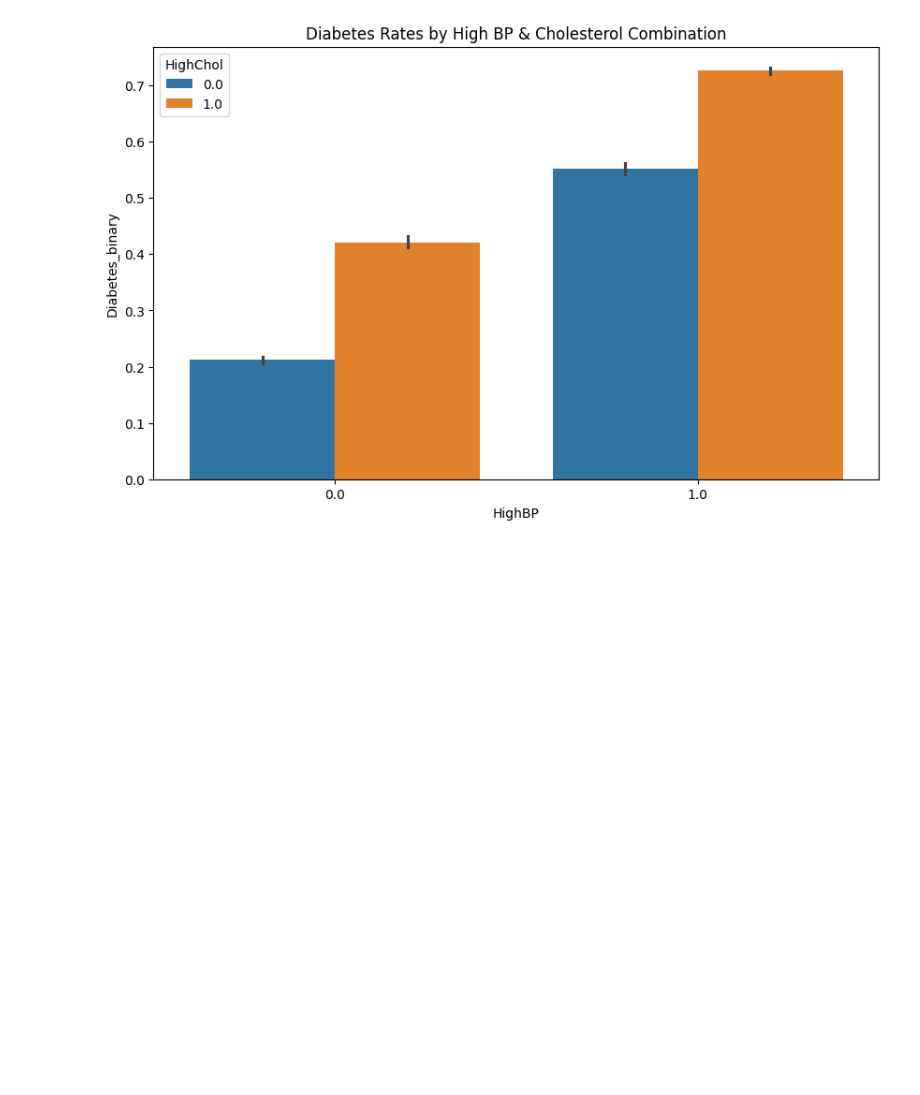
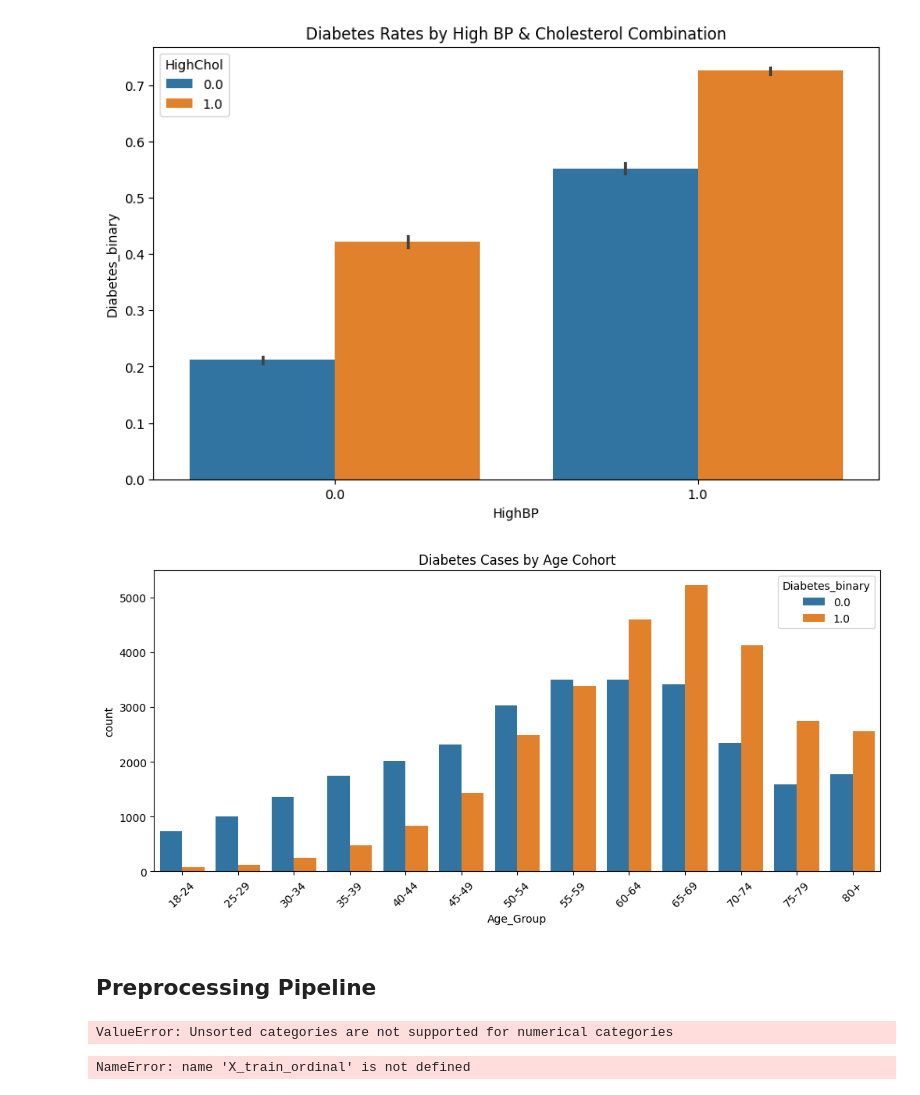
Before and after one commit to 4GeeksAcademy/BakuDShaggy-EDA-mas-proyecto-final, a Jupyter notebook: src/explore.ipynb, the cells around one changed output. Saved outputs shown, nothing was run; the diff lists cells and outputs as text; code cells hidden in the pictures; blank space fills up the shorter version.

```diff
--- a/src/explore.ipynb
+++ b/src/explore.ipynb
@@ -231,3 +277,73 @@ plt.show()
 [figure]
 [figure]
 [figure]
+# %%
+# Age Stratification Analysis
+# --- Age Group Conversion ---
+age_groups = {
+    1: '18-24', 2: '25-29', 3: '30-34', 4: '35-39',
+    5: '40-44', 6: '45-49', 7: '50-54', 8: '55-59',
+    9: '60-64', 10: '65-69', 11: '70-74', 12: '75-79',
+    13: '80+'
+}
+
+train_data['Age_Group'] = train_data['Age'].map(age_groups)
+
+# Plot
+plt.figure(figsize=(12,5))
+sns.countplot(x='Age_Group', hue='Diabetes_binary', data=train_data, order=list(age_groups.values()))
+plt.xticks(rotation=45)
+plt.title("Diabetes Cases by Age Cohort");
+# %% [output]
+[figure, added]
+# %% [markdown]
+## Preprocessing Pipeline
+# %%
+
+
+from sklearn.preprocessing import OrdinalEncoder
+
+# Define categories in ASCENDING order of severity
+ordinal_cols = ['GenHlth', 'Education', 'Income', 'Age']
+ordinal_categories = [
+    [1,2,3,4,5],  # GenHlth: 1=Excellent, 5=Poor (natural order)
+    [1,2,3,4,5,6],  # Education
+    [1,2,3,4,5,6,7,8],  # Income
+    list(range(1,14))  # Age
+]
+
+encoder = OrdinalEncoder(categories=ordinal_categories, handle_unknown='use_encoded_value', unknown_value=-1)
+X_train_ordinal = encoder.fit_transform(X_train[ordinal_cols])
+X_test_ordinal = encoder.transform(X_test[ordinal_cols])
+# %% [output]
+ValueError: Unsorted categories are not supported for numerical categories
+# %%
+# Baseline Model
+# --- Logistic Regression with ElasticNet ---
+from sklearn.linear_model import LogisticRegressionCV
+from sklearn.metrics import classification_report
+
+# Combine features (example - adapt based on your feature set)
+X_combined_train = np.concatenate([
+    X_train_ordinal,
+    X_train[['HighBP', 'HighChol', 'BMI_scaled']],  # Add other features
+    X_train[['BP_Chol_Combo']]  # Interaction term
+], axis=1)
+
+# Train model
+model = LogisticRegressionCV(
+    Cs=20,
+    penalty='elasticnet',
+    solver='saga',
+    l1_ratios=[0.2, 0.5, 0.8],
+    cv=5,
+    max_iter=1000,
+    class_weight='balanced'
+)
+model.fit(X_combined_train, y_train)
+
+# Evaluate
+y_pred = model.predict(X_combined_train)
+print(classification_report(y_train, y_pred))
+# %% [output]
+NameError: name 'X_train_ordinal' is not defined
```
Also changed, not shown: parts of 6 cells of this notebook.
